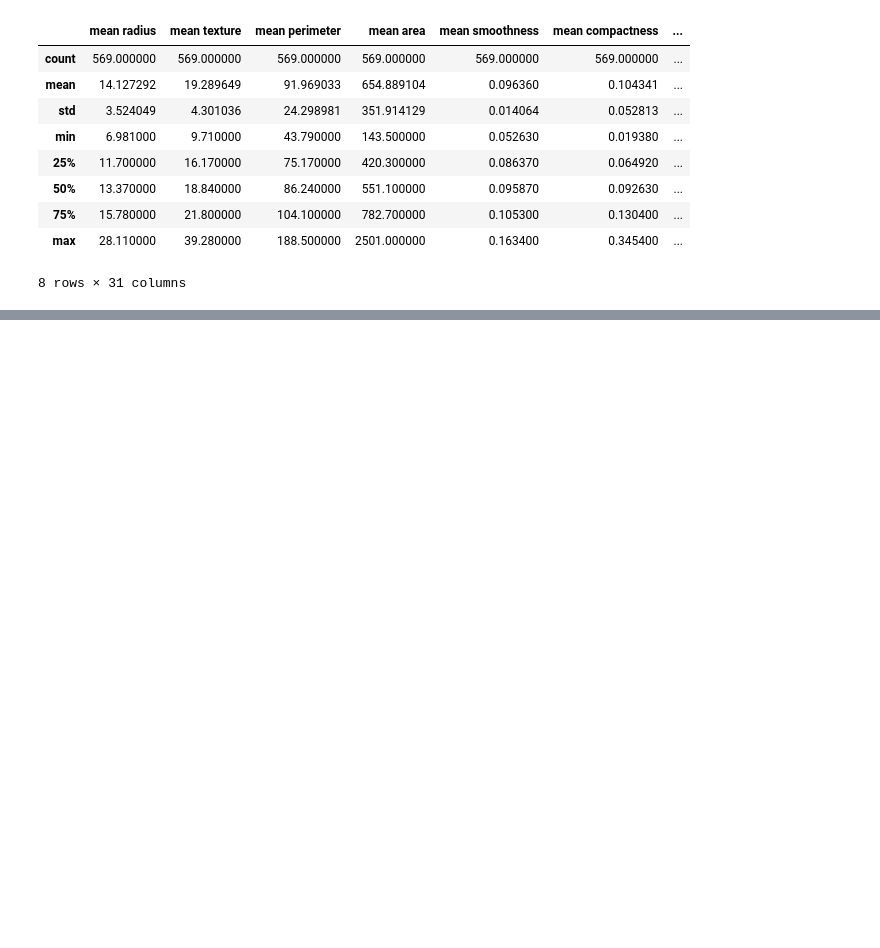
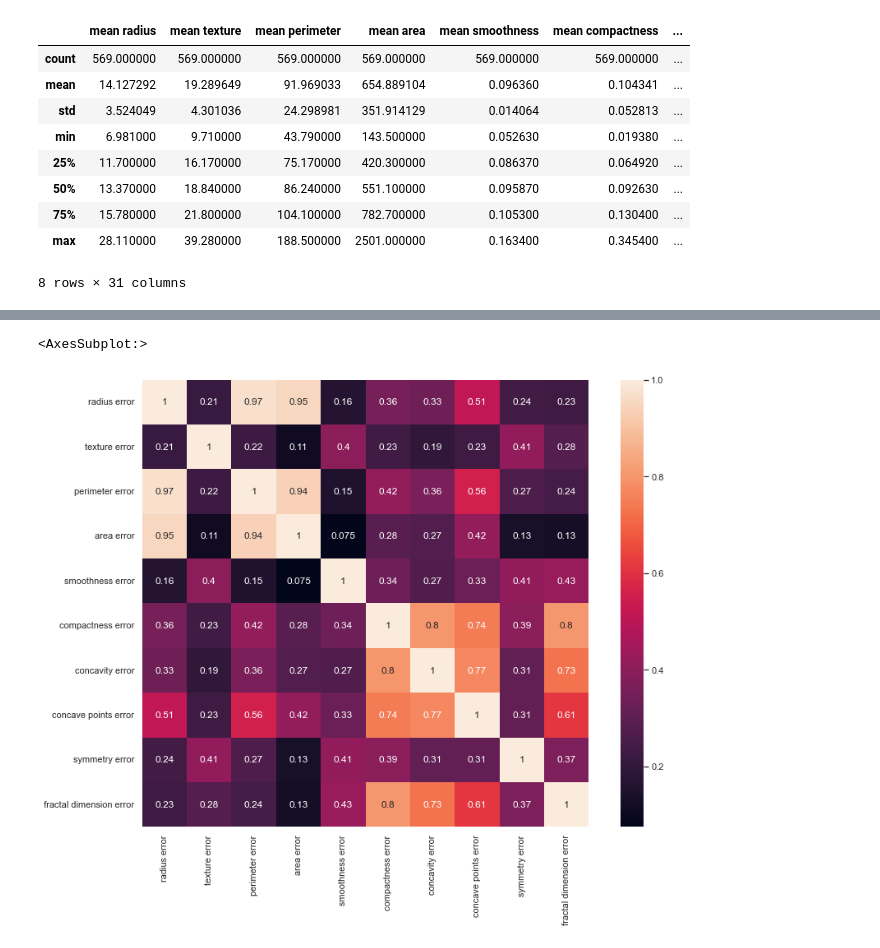
Before and after one commit to dreapadoir/PfDA_Project2, a Jupyter notebook: Project 2.ipynb, the cells around one changed output, grey strips where cells are left out. Cells and saved outputs as stored; diff of their text form; code cells hidden in the pictures; blank space fills up the shorter version.

```diff
--- a/Project 2.ipynb
+++ b/Project 2.ipynb
@@ -86,0 +100,5 @@ df.describe()
+# %%
+sns.heatmap(df.iloc[:,10:20].corr(), vmax=1, square=True, annot=True)
+# %% [output]
+<AxesSubplot:>
+[figure, added]
```
Also changed, not shown: parts of 9 cells of this notebook, 1 other file.
